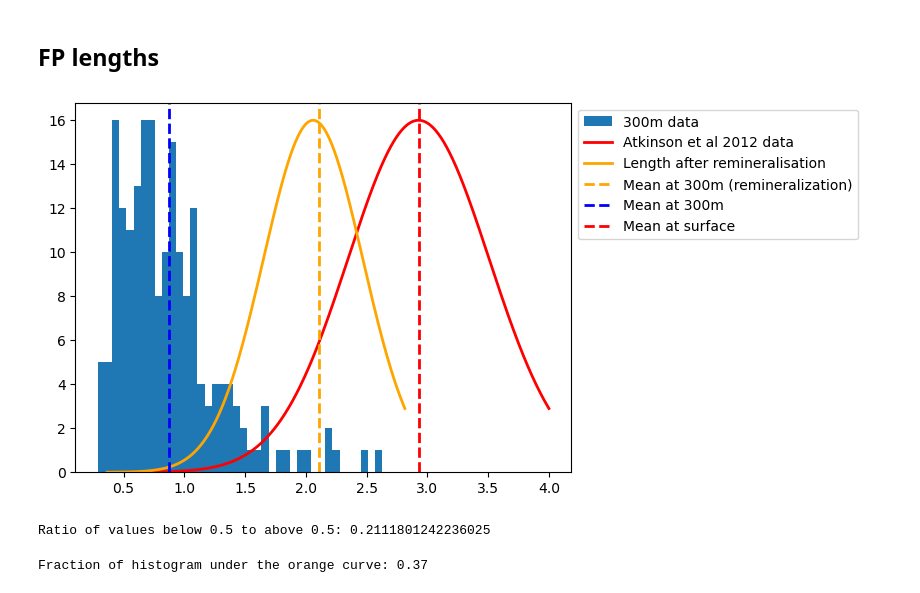
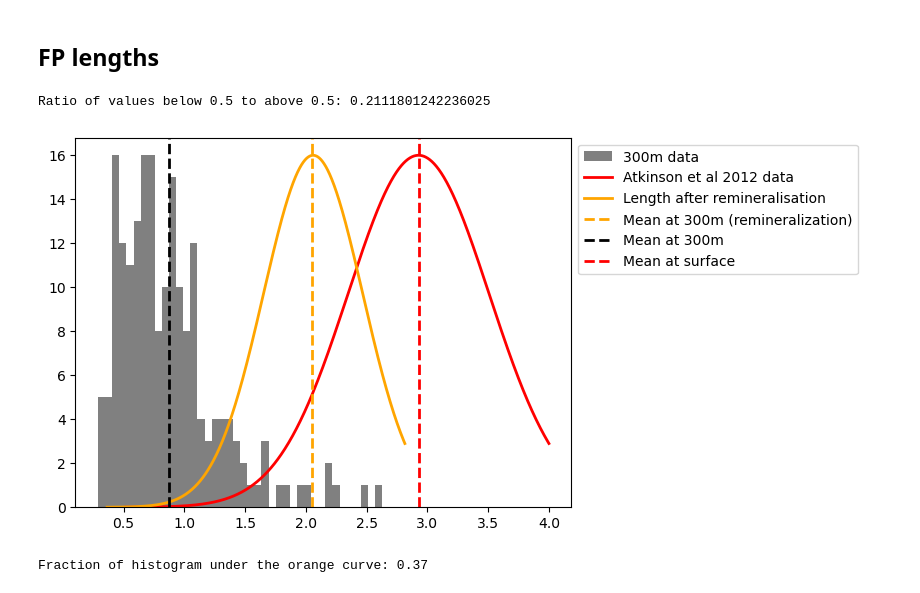
Before and after one commit to bethcandish/Antarctic_Krill, a Jupyter notebook: model_plots.ipynb, the cells around one changed output. Saved outputs shown, nothing was run; the diff lists cells and outputs as text; code cells hidden in the pictures.

```diff
--- a/model_plots.ipynb
+++ b/model_plots.ipynb
@@ -1038,6 +1184,7 @@ for i, density in enumerate(density_list):
 # %% [markdown]
 ## chaning ocean surface concentration
 # %%
+krill_summary = pd.read_csv('krill_summary.csv')
 krill_summary_filt = krill_summary.dropna(subset=['mean_standardised'])
 
 mean = krill_summary_filt['mean_standardised'].mean()
@@ -2241,40 +2528,40 @@ def truncated_normal_pdf(mean, min_val, max_val, num_points=1000):
 
     # Compute the probability density function (PDF)
     pdf_y = distribution.pdf(x)
 
     return x, pdf_y  # Return values for plotting
 
 x, pdf_y = truncated_normal_pdf(2.927, 0.517, 4.0, num_points=1000)
 pdf_y_scaled = pdf_y * 16 / max(pdf_y)  # Normalize PDF to histogram
 
 x_remin = calc_length_decrease(x, -0.32, 300)
 mean_remin = calc_length_decrease(2.927, -0.3, 300)
 
 mean_length = FP_length['Length '].mean()
 
-plt.hist(FP_length['Length '], bins = 40, label='300m data')
+plt.hist(FP_length['Length '], bins = 40, label='300m data', color = 'grey')
 plt.plot(x, pdf_y_scaled, color='red', linewidth=2, label="Atkinson et al 2012 data")
 plt.plot(x_remin, pdf_y_scaled, color = 'orange', linewidth=2, label= "Length after remineralisation")
-plt.axvline(x=mean_remin, color='orange', linestyle='--', linewidth=2, label = "Mean at 300m (remineralization)")
-plt.axvline(x=mean_length, color='blue', linestyle='--', linewidth=2, label="Mean at 300m")
+plt.axvline(x=2.05, color='orange', linestyle='--', linewidth=2, label = "Mean at 300m (remineralization)")
+plt.axvline(x=mean_length, color='black', linestyle='--', linewidth=2, label="Mean at 300m")
 plt.axvline(x=2.927, color='red', linestyle='--', linewidth=2, label="Mean at surface")
 plt.legend(loc='upper left', bbox_to_anchor=(1, 1))
 
-
-plt.show()
+#save as a png file
+plt.savefig('C:/Users/elican27/Documents/Antarctic_krill/Model/Figures/FP_length_analysis.png', dpi=300, bbox_inches='tight')
 
 #proportion of FP below 0.5mm
 below_count = (FP_length['Length '] < 0.5).sum()
 above_count = (FP_length['Length ']  > 0.5).sum()
 
 # Calculate the ratio
 ratio = below_count / above_count if above_count > 0 else float('inf')
 
 # Print the result
 print(f"Ratio of values below 0.5 to above 0.5: {ratio}")
 # %% [output]
+Ratio of values below 0.5 to above 0.5: 0.2111801242236025
-[figure, old version]
+[figure, new version]
-Ratio of values below 0.5 to above 0.5: 0.2111801242236025
 # %%
 import numpy as np
 from scipy.integrate import simpson
```
Also changed, not shown: parts of 14 cells of this notebook, 3 other files.
